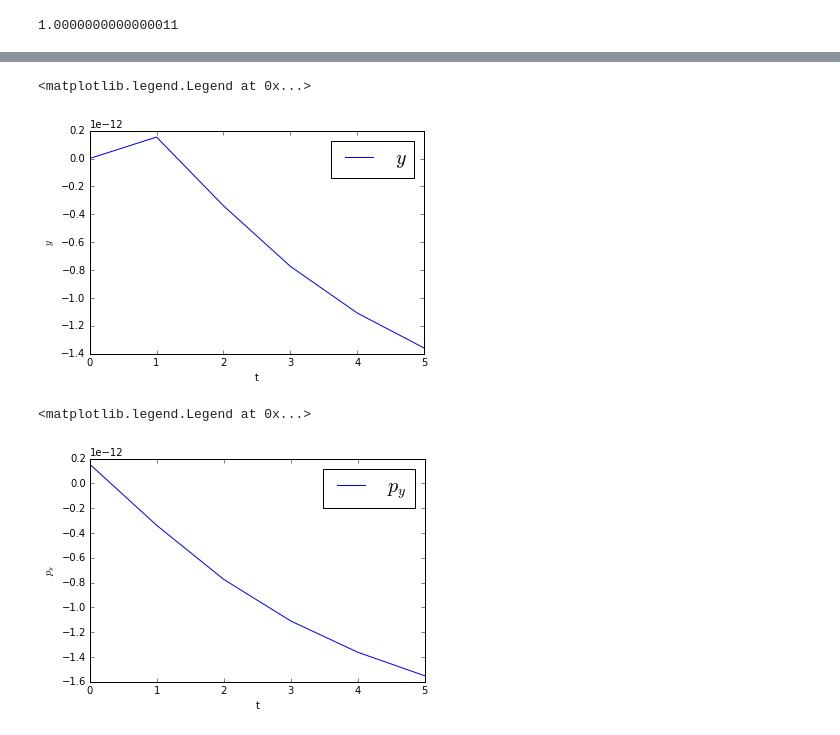
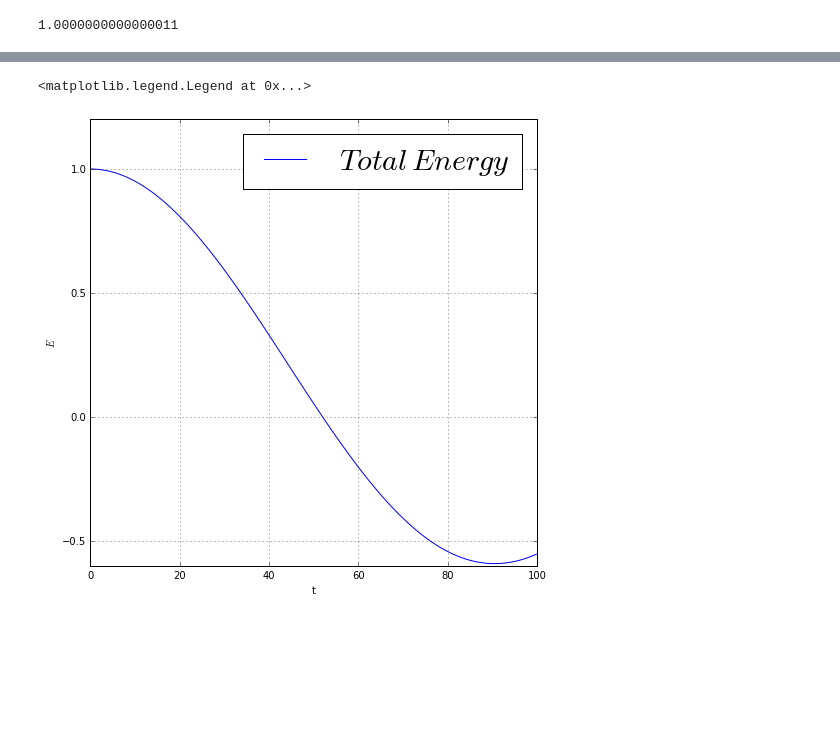
Before and after one commit to cabrer7/PyWignerCUDA2, a Jupyter notebook: instances/WignerDirac4D_64_64/LandaoLevels.ipynb, the cells around one changed output, grey strips where cells are left out. Drawn from its saved outputs; the diff is of its cells as text; code cells hidden in the pictures; blank space fills up the shorter version.

```diff
--- a/instances/WignerDirac4D_64_64/LandaoLevels.ipynb
+++ b/instances/WignerDirac4D_64_64/LandaoLevels.ipynb
@@ -259,16 +358,14 @@ plt.legend(fontsize=20)
 # %%
-plt.plot( instance.average_y  , label="$y$")
-plt.ylabel("$y$")
+plt.figure(figsize=(8,8))
+
+#plt.plot(  instance.energyKinetic , label="$Kinetic\, Energy$")
+plt.plot(  instance.energyPotential+instance.energyKinetic , '-',label="$Total\, Energy$")
+
+plt.ylabel("$E$")
 plt.xlabel("t")
-plt.legend(fontsize=20)
+#plt.ylim(0,2)
+plt.grid()
+plt.legend(fontsize=30)
 # %% [output]
 <matplotlib.legend.Legend at 0x...>
-[figure, old version]
+[figure, new version]
-# %%
-plt.plot( instance.average_p_y ,label="$p_y$")
-plt.ylabel("$p_y$")
-plt.xlabel("t")
-plt.legend(fontsize=20)
-# %% [output]
-<matplotlib.legend.Legend at 0x...>
-[figure, removed]
```
Also changed, not shown: parts of 28 cells of this notebook.
